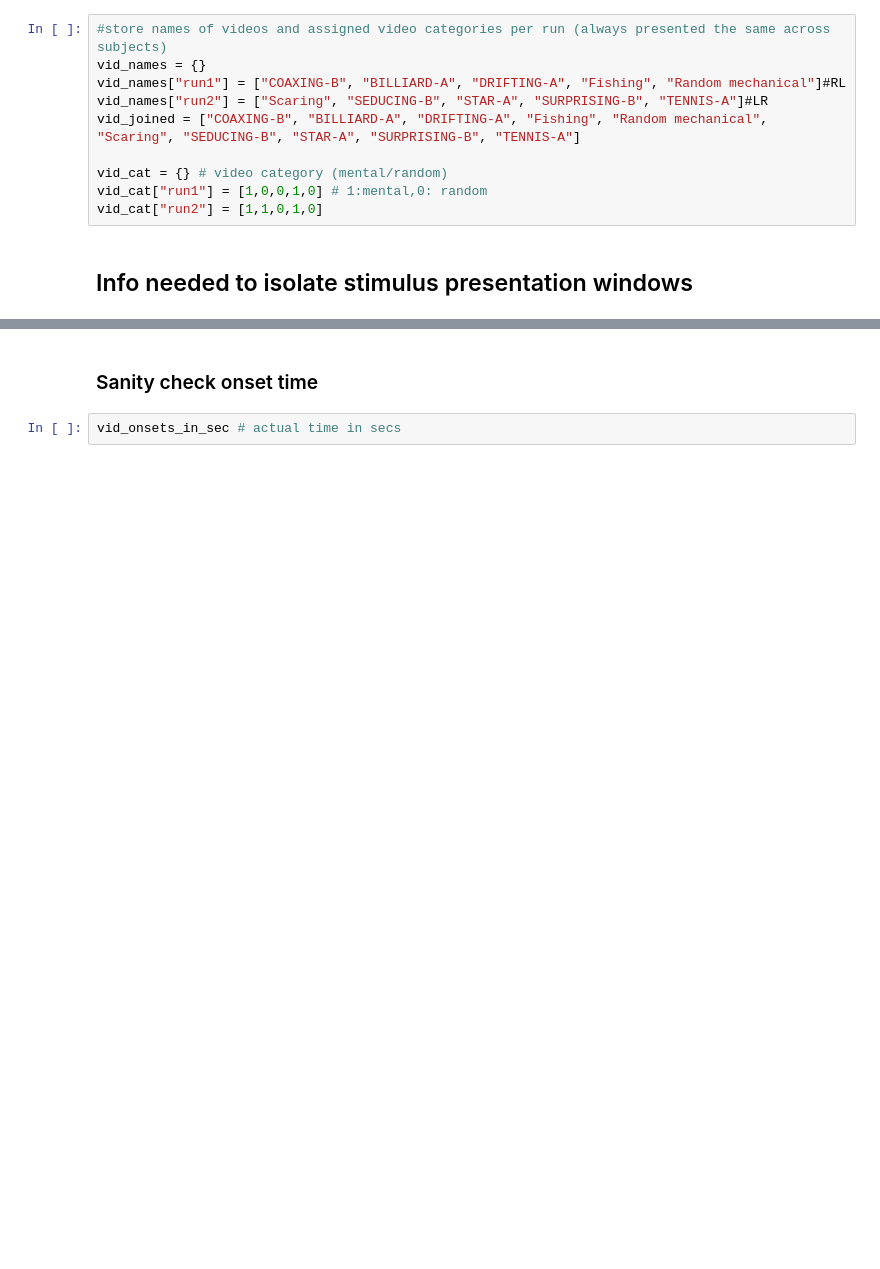
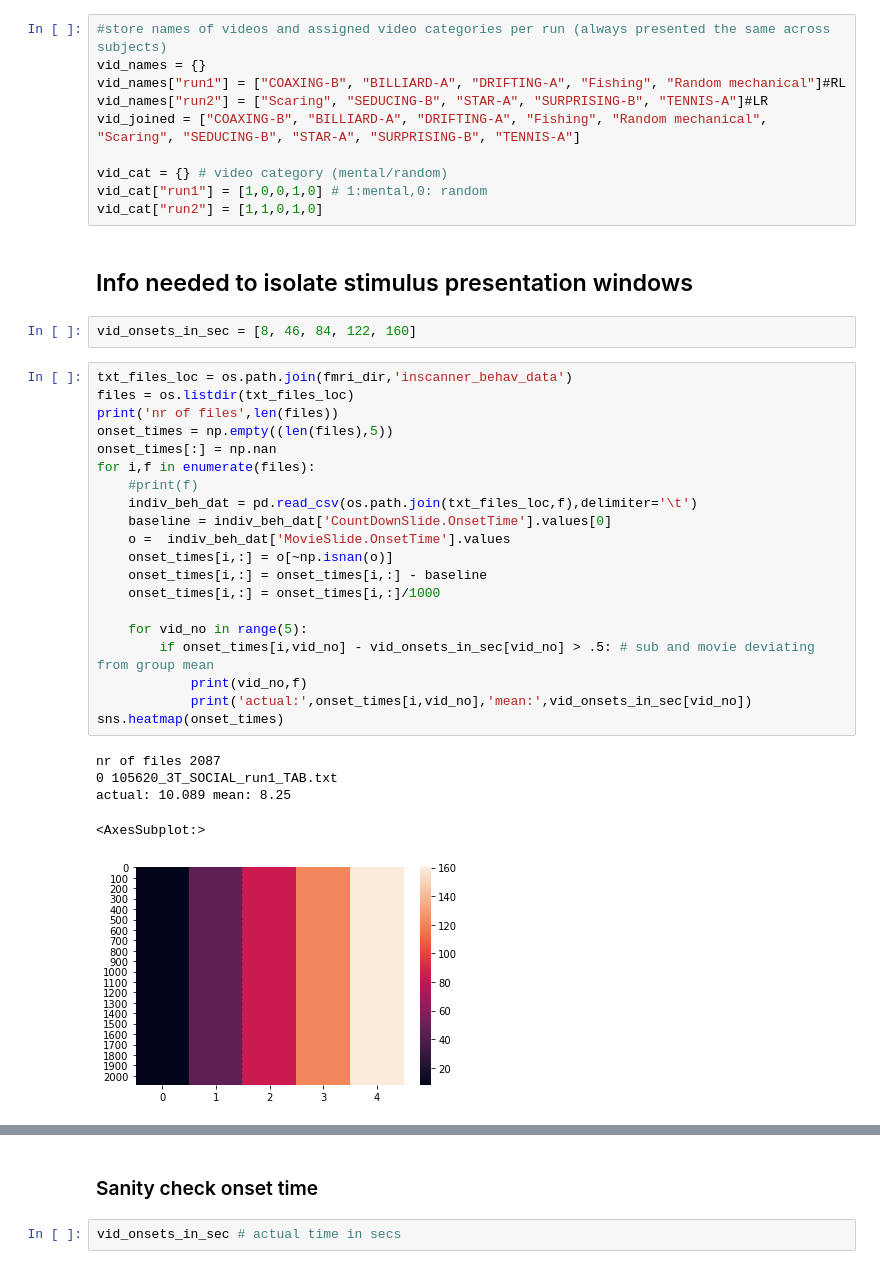
Before and after one commit to rvarrier/HCP_socialtask_analysis, a Jupyter notebook: fMRI/fmri_preprocessing/1_fMRI_data_extraction_temporal_preprocessing.ipynb, the cells around one changed output, grey strips where cells are left out. Drawn from its saved outputs; the diff is of its cells as text; blank space fills up the shorter version.

```diff
--- a/fMRI/fmri_preprocessing/1_fMRI_data_extraction_temporal_preprocessing.ipynb
+++ b/fMRI/fmri_preprocessing/1_fMRI_data_extraction_temporal_preprocessing.ipynb
@@ -128,3 +141,31 @@ vid_cat["run1"] = [1,0,0,1,0] # 1:mental,0: random
 vid_cat["run2"] = [1,1,0,1,0]
 # %% [markdown]
 ## Info needed to isolate stimulus presentation windows
+# %%
+vid_onsets_in_sec = [8, 46, 84, 122, 160]
+# %%
+txt_files_loc = os.path.join(fmri_dir,'inscanner_behav_data')
+files = os.listdir(txt_files_loc)
+print('nr of files',len(files))
+onset_times = np.empty((len(files),5))
+onset_times[:] = np.nan
+for i,f in enumerate(files):
+    #print(f)
+    indiv_beh_dat = pd.read_csv(os.path.join(txt_files_loc,f),delimiter='\t')
+    baseline = indiv_beh_dat['CountDownSlide.OnsetTime'].values[0]
+    o =  indiv_beh_dat['MovieSlide.OnsetTime'].values
+    onset_times[i,:] = o[~np.isnan(o)]
+    onset_times[i,:] = onset_times[i,:] - baseline
+    onset_times[i,:] = onset_times[i,:]/1000
+
+    for vid_no in range(5):
+        if onset_times[i,vid_no] - vid_onsets_in_sec[vid_no] > .5: # sub and movie deviating from group mean
+            print(vid_no,f)
+            print('actual:',onset_times[i,vid_no],'mean:',vid_onsets_in_sec[vid_no])
+sns.heatmap(onset_times)
+# %% [output]
+nr of files 2087
+0 105620_3T_SOCIAL_run1_TAB.txt
+actual: 10.089 mean: 8.25
+<AxesSubplot:>
+[figure, added]
```
Also changed, not shown: parts of 75 cells of this notebook, 7 other files.
